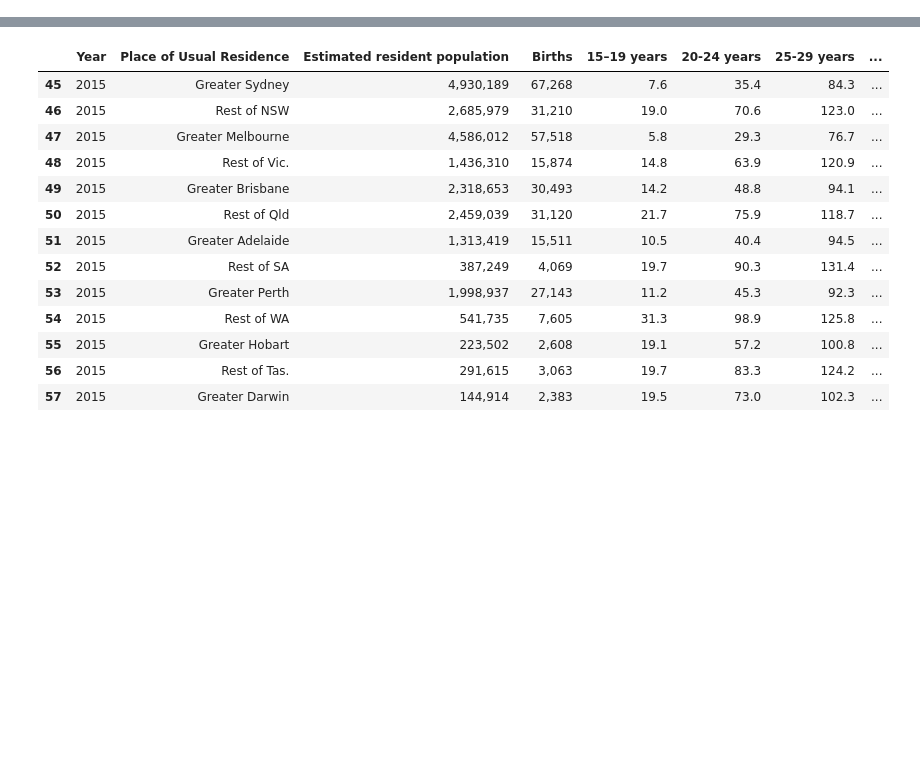
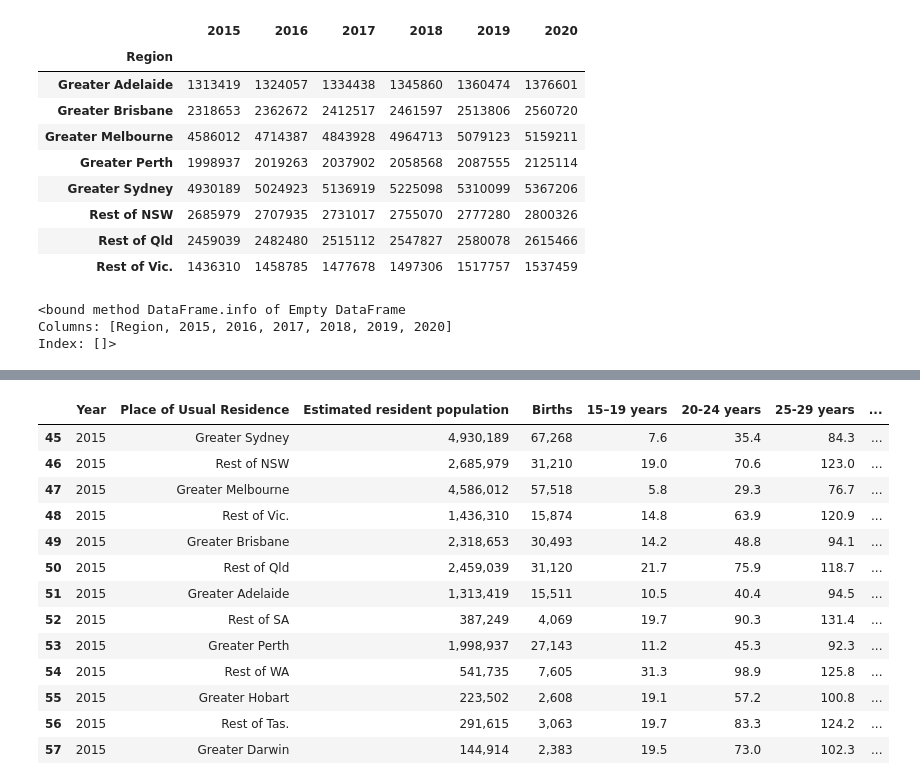
Before and after one commit to NathanJPotter/Team-Project-1, a Jupyter notebook: Project 1.ipynb, the cells around one changed output, grey strips where cells are left out. Saved outputs shown, nothing was run; the diff lists cells and outputs as text; code cells hidden in the pictures; blank space fills up the shorter version.

```diff
--- a/Project 1.ipynb
+++ b/Project 1.ipynb
@@ -46,0 +162,21 @@ birth_data_df
+# %%
+syd_test2_df = test_2_df.loc[test_2_df['2015'] > 541735]
+syd_test2_df
+# %% [output]
+|  | 2015 | 2016 | 2017 | 2018 | 2019 | 2020 |
+| Region |  |  |  |  |  |  |
+| Greater Adelaide | 1313419 | 1324057 | 1334438 | 1345860 | 1360474 | 1376601 |
+| Greater Brisbane | 2318653 | 2362672 | 2412517 | 2461597 | 2513806 | 2560720 |
+| Greater Melbourne | 4586012 | 4714387 | 4843928 | 4964713 | 5079123 | 5159211 |
+| Greater Perth | 1998937 | 2019263 | 2037902 | 2058568 | 2087555 | 2125114 |
+| Greater Sydney | 4930189 | 5024923 | 5136919 | 5225098 | 5310099 | 5367206 |
+| Rest of NSW | 2685979 | 2707935 | 2731017 | 2755070 | 2777280 | 2800326 |
+| Rest of Qld | 2459039 | 2482480 | 2515112 | 2547827 | 2580078 | 2615466 |
+| Rest of Vic. | 1436310 | 1458785 | 1477678 | 1497306 | 1517757 | 1537459 |
+# %%
+syd_test_df = test_df.loc[test_df['Region'] == "Greater Sydney"]
+syd_test_df.info
+# %% [output]
+<bound method DataFrame.info of Empty DataFrame
+Columns: [Region, 2015, 2016, 2017, 2018, 2019, 2020]
+Index: []>
```
Also changed, not shown: parts of 27 cells of this notebook, 8 other files.
